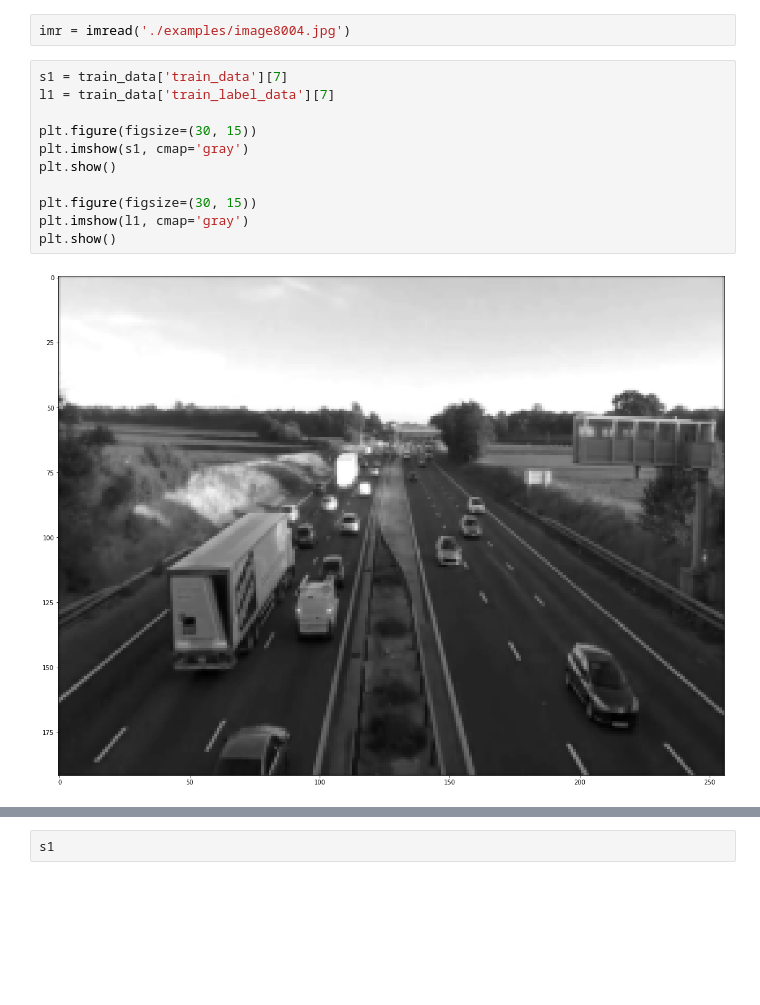
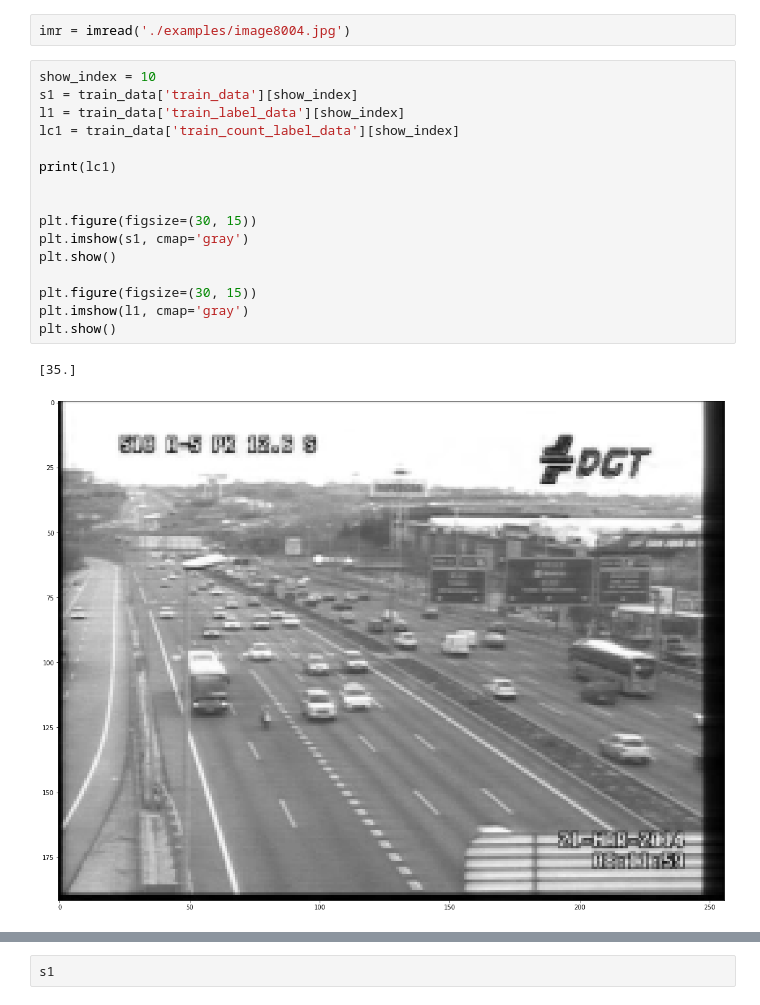
Before and after one commit to Baticsute/vietnamese-traffic-density-estimation-with-dots-enhanced, a Jupyter notebook: test.ipynb, the cells around one changed output, grey strips where cells are left out. Cells and saved outputs as stored; diff of their text form; blank space fills up the shorter version.

```diff
--- a/test.ipynb
+++ b/test.ipynb
@@ -34,15 +34,21 @@ test_data = data_loader.load_test_data('final_data', is_dots_expanded=False, exp
 # %%
 imr = imread('./examples/image8004.jpg')
 # %%
-s1 = train_data['train_data'][7]
-l1 = train_data['train_label_data'][7]
+show_index = 10
+s1 = train_data['train_data'][show_index]
+l1 = train_data['train_label_data'][show_index]
+lc1 = train_data['train_count_label_data'][show_index]
+
+print(lc1)
+
 
 plt.figure(figsize=(30, 15))
 plt.imshow(s1, cmap='gray')
 plt.show()
 
 plt.figure(figsize=(30, 15))
 plt.imshow(l1, cmap='gray')
 plt.show()
 # %% [output]
+[35.]
-[figure, old version]
+[figure, new version]
```
Also changed, not shown: parts of 1 cell of this notebook, 3 other files.
